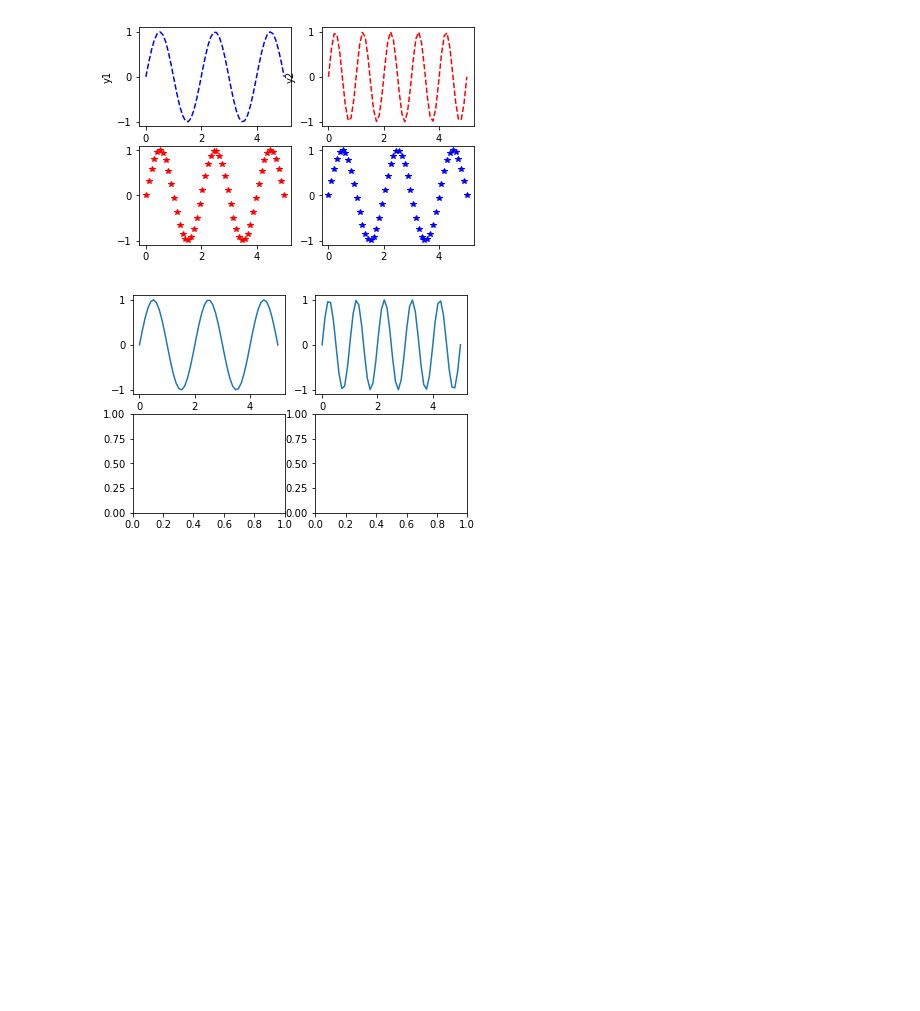
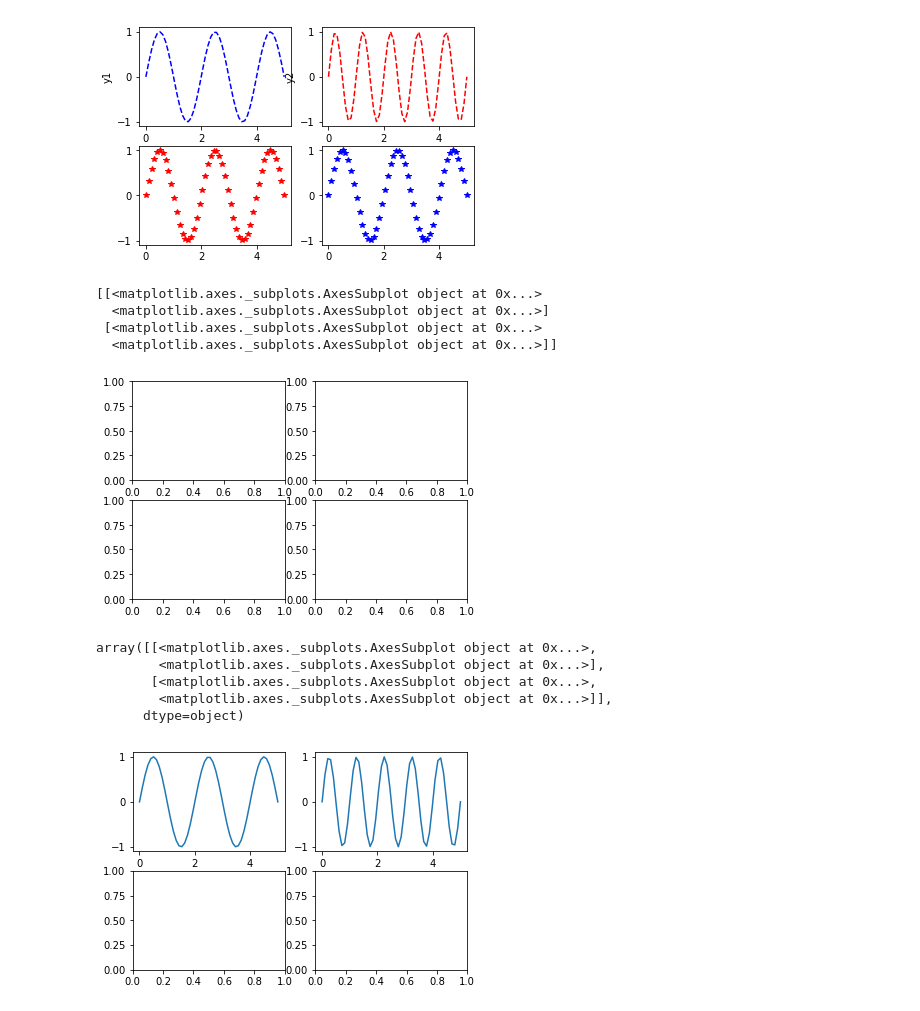
Before and after one commit to zxfrocket/AI_DEMO, a Jupyter notebook: o25mso/05-matplotlib/matplotlib简单绘图之subplot.ipynb, the cells around one changed output. Saved outputs shown, nothing was run; the diff lists cells and outputs as text; code cells hidden in the pictures; blank space fills up the shorter version.

```diff
--- a/o25mso/05-matplotlib/matplotlib简单绘图之subplot.ipynb
+++ b/o25mso/05-matplotlib/matplotlib简单绘图之subplot.ipynb
@@ -37,6 +37,24 @@ plt.plot(x, y1, 'b*')
 plt.show()
 # %% [output]
 [figure]
+# %%
+figure, ax = plt.subplots(2,2)
+print(figure)
+print(ax)
+# %% [output]
+[[<matplotlib.axes._subplots.AxesSubplot object at 0x...>
+  <matplotlib.axes._subplots.AxesSubplot object at 0x...>]
+ [<matplotlib.axes._subplots.AxesSubplot object at 0x...>
+  <matplotlib.axes._subplots.AxesSubplot object at 0x...>]]
+[figure, added]
+# %%
+ax
+# %% [output]
+array([[<matplotlib.axes._subplots.AxesSubplot object at 0x...>,
+        <matplotlib.axes._subplots.AxesSubplot object at 0x...>],
+       [<matplotlib.axes._subplots.AxesSubplot object at 0x...>,
+        <matplotlib.axes._subplots.AxesSubplot object at 0x...>]],
+      dtype=object)
 # %%
 figure, ax = plt.subplots(2,2)
 ax[0][0].plot(x, y1)
```
Also changed, not shown: 1 other file.
